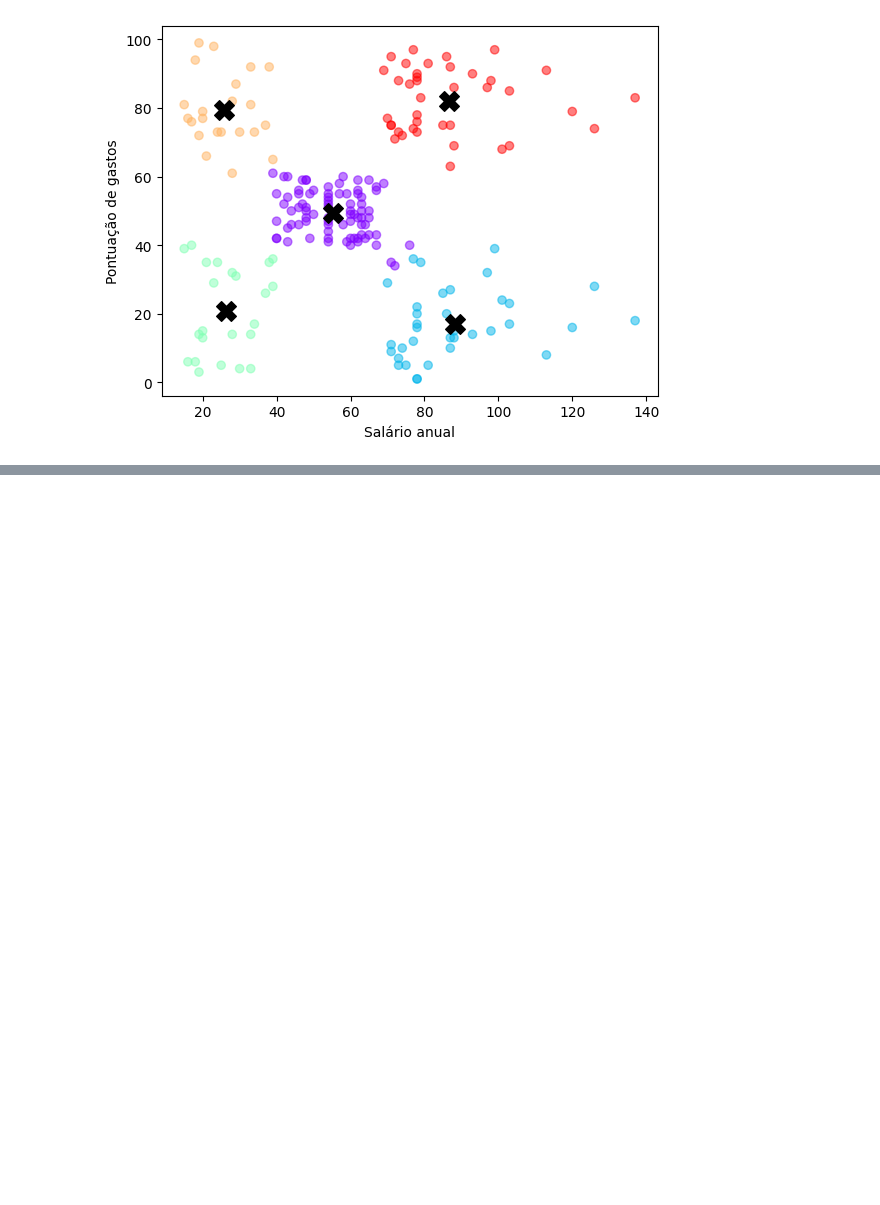
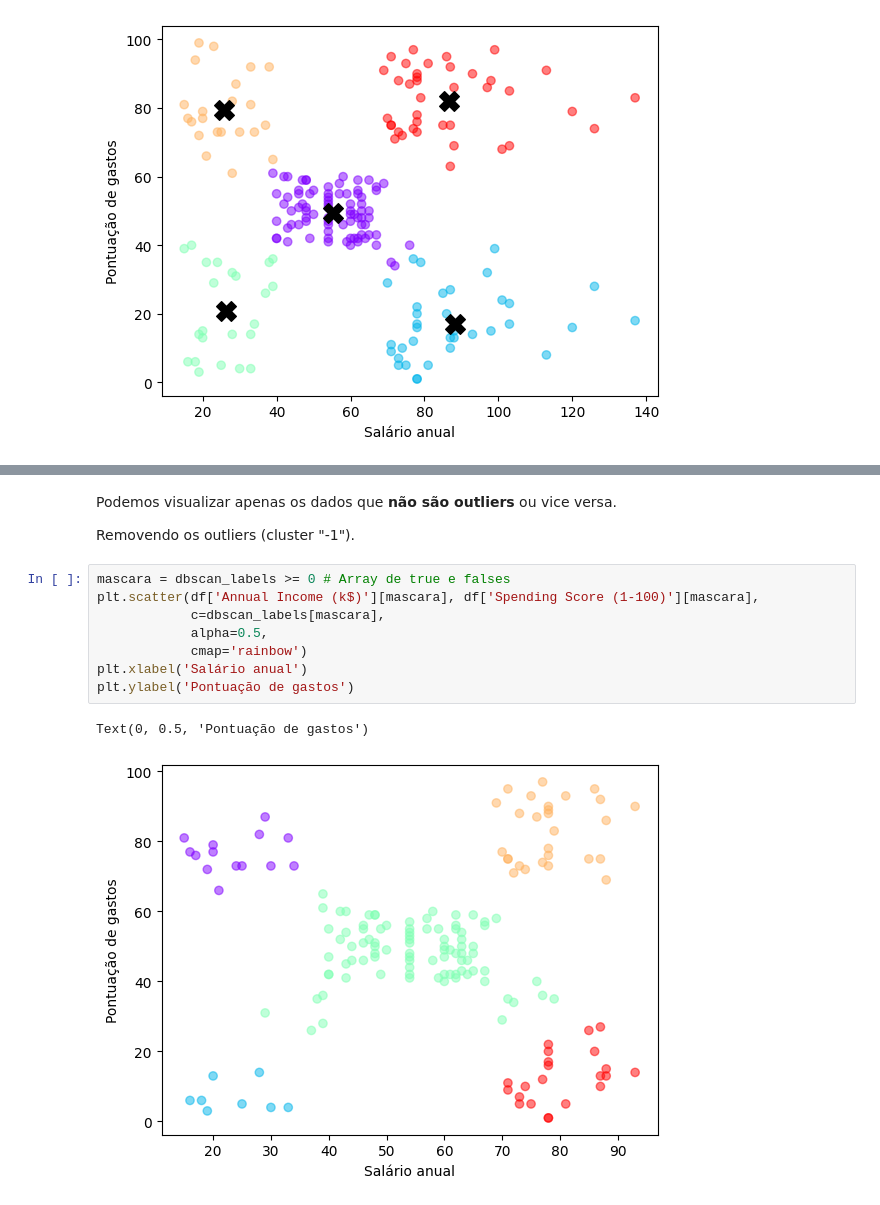
Before and after one commit to DiogoBotton/Machine_Learning_Training_Learn, a Jupyter notebook: Clusterização_Aprendizado_Não_Supervisionado/DIferenca_Kmeans_Dbscan/kmeans_dbscan.ipynb, the cells around one changed output, grey strips where cells are left out. Saved outputs shown, nothing was run; the diff lists cells and outputs as text; blank space fills up the shorter version.

```diff
--- a/Clusterização_Aprendizado_Não_Supervisionado/DIferenca_Kmeans_Dbscan/kmeans_dbscan.ipynb
+++ b/Clusterização_Aprendizado_Não_Supervisionado/DIferenca_Kmeans_Dbscan/kmeans_dbscan.ipynb
@@ -159,0 +191,15 @@ plt.scatter(centroids[:,0], # Eixo X do centroide
+# %% [markdown]
+Podemos visualizar apenas os dados que **não são outliers** ou vice versa.
+
+Removendo os outliers (cluster "-1").
+# %%
+mascara = dbscan_labels >= 0 # Array de true e falses
+plt.scatter(df['Annual Income (k$)'][mascara], df['Spending Score (1-100)'][mascara],
+            c=dbscan_labels[mascara],
+            alpha=0.5,
+            cmap='rainbow')
+plt.xlabel('Salário anual')
+plt.ylabel('Pontuação de gastos')
+# %% [output]
+Text(0, 0.5, 'Pontuação de gastos')
+[figure, added]
```
Also changed, not shown: parts of 5 cells of this notebook, 2 other files.
